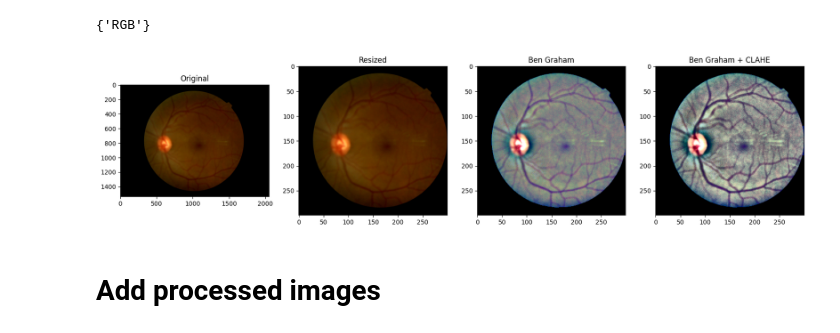
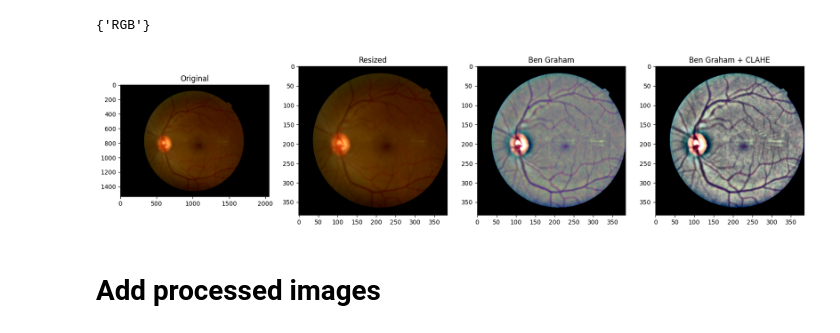
Before and after one commit to noureldin75/RetinaGrade, a Jupyter notebook: nootbooks/eda.ipynb, the cells around one changed output. Cells and saved outputs as stored; diff of their text form; code cells hidden in the pictures.

```diff
--- a/nootbooks/eda.ipynb
+++ b/nootbooks/eda.ipynb
@@ -199,18 +199,18 @@ sys.path.append('/content/RetinaGrade/src/preprocessing')
 from preprocessor import RetinaPreprocessor
 from quality_checker import ImageQualityAssessor
 # %%
-preprocessor = RetinaPreprocessor(img_size=300, ben_graham_sigma=10)
+preprocessor = RetinaPreprocessor(img_size=384, ben_graham_sigma=10)
 stages = preprocessor.preprocess_for_visualization('/content/RetinaGrade/data/train_images/005b95c28852.png')
 
 import matplotlib.pyplot as plt
 fig, axes = plt.subplots(1, 4, figsize=(20, 5))
 axes[0].imshow(stages['original']); axes[0].set_title('Original')
 axes[1].imshow(stages['resized']); axes[1].set_title('Resized')
 axes[2].imshow(stages['ben_graham']); axes[2].set_title('Ben Graham')
 axes[3].imshow(stages['ben_graham_clahe']); axes[3].set_title('Ben Graham + CLAHE')
 plt.show()
 # %% [output]
-[figure, old version]
+[figure, new version]
 # %% [markdown]
 # **Add processed images**
 # %%
```
Also changed, not shown: parts of 9 cells of this notebook.
